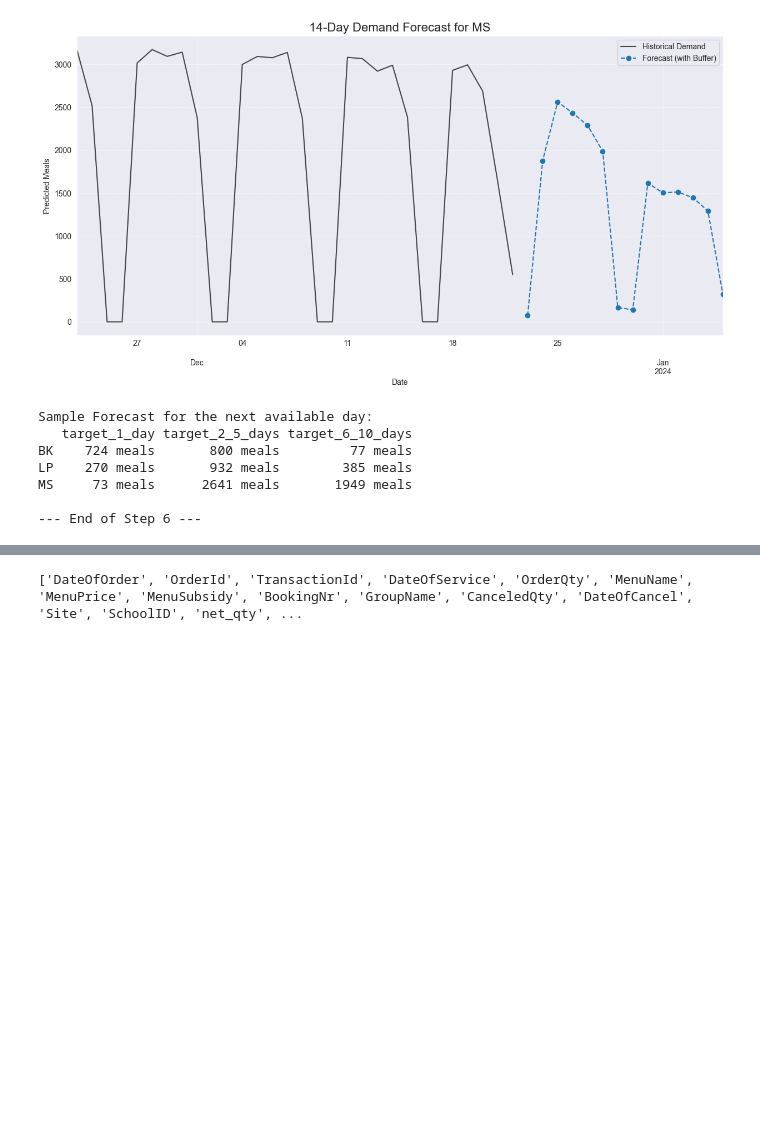
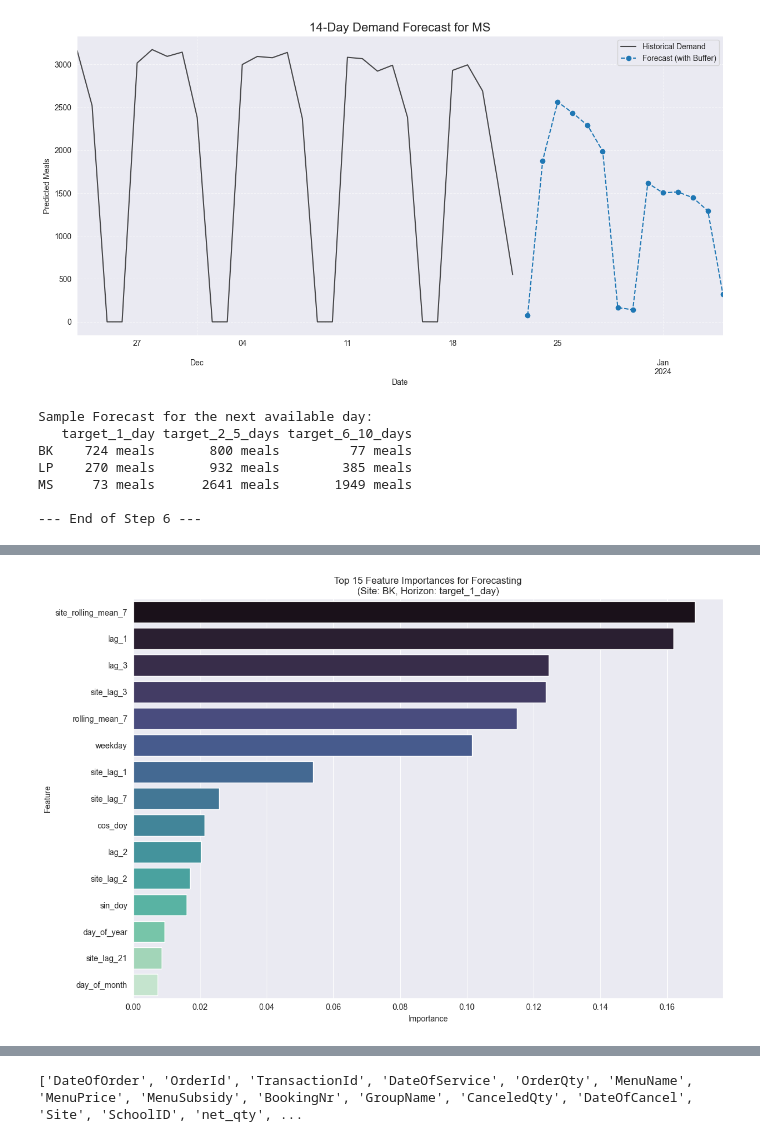
Before and after one commit to shayanxmoradi/Stattkueche, a Jupyter notebook: randomforest.ipynb, the cells around one changed output, grey strips where cells are left out. Drawn from its saved outputs; the diff is of its cells as text; code cells hidden in the pictures; blank space fills up the shorter version.

```diff
--- a/randomforest.ipynb
+++ b/randomforest.ipynb
@@ -569,0 +593,85 @@ for site in future_predictions:
+# %%
+
+# --- 7. IN-DEPTH ANALYSIS AND VISUALIZATION (SITE-SPECIFIC) ---
+print("\n--- Step 7: In-Depth Analysis and Visualization (Site-Specific) ---")
+# This updated section provides deeper insights broken down by each kitchen site.
+
+# 7.1. Model Performance Summary Table
+print("\n--- 7.1. Model Performance Summary ---")
+performance_pivot = results_df.pivot(index='Site', columns='Horizon', values='Avg_Asymmetric_Loss')
+print("Average Asymmetric Loss by Site and Horizon:")
+display(performance_pivot.style.background_gradient(cmap='Reds', axis=None).format("{:.2f}"))
+
+# 7.2. Site-Specific Analysis Loop
+for site in sites:
+    print(f"\n{'='*25} ANALYSIS FOR SITE: {site} {'='*25}")
+
+    # --- Feature Importance Visualization ---
+    print(f"\n--- 7.2.1. Feature Importance for {site} ---")
+    # Visualize feature importances for the 1-day horizon model for the current site
+    sample_horizon = 'target_1_day'
+    model_to_inspect = models[site][sample_horizon]['model']
+    features_to_inspect = models[site][sample_horizon]['features']
+
+    feature_importances_forecast = pd.DataFrame({
+        'feature': features_to_inspect,
+        'importance': model_to_inspect.feature_importances_
+    }).sort_values('importance', ascending=False)
+
+    plt.figure(figsize=(12, 8))
+    sns.barplot(x='importance', y='feature', data=feature_importances_forecast.head(15), palette='mako')
+    plt.title(f'Top 15 Feature Importances for Forecasting\n(Site: {site}, Horizon: {sample_horizon})')
+    plt.xlabel('Importance')
+    plt.ylabel('Feature')
+    plt.tight_layout()
+    plt.show()
+
+    # --- Prediction vs. Actuals Plot ---
+    print(f"\n--- 7.2.2. Prediction vs. Actuals Plot for {site} ---")
+    print(f"Visualizing performance on the last cross-validation fold for the 1-day horizon.")
+    test_data = all_test_sets[site][sample_horizon]
+    y_test = test_data['y_test']
+    y_pred = test_data['y_pred']
+
+    plt.figure(figsize=(15, 7))
+    plt.plot(y_test.index, y_test, label='Actual Values', color='dodgerblue', alpha=0.8, marker='o', markersize=5, linestyle='-')
+    plt.plot(y_test.index, y_pred, label='Predicted Values', color='red', linestyle='--')
+    plt.title(f'Forecast vs. Actuals for {site} (1-Day Horizon)')
+    plt.xlabel('Date')
+    plt.ylabel('Net Meal Quantity')
+    plt.legend()
+    plt.grid(True, linestyle='--', alpha=0.6)
+    plt.show()
+
+    # --- Error Analysis ---
+    print(f"\n--- 7.2.3. Error Analysis for {site} ---")
+    errors = y_test - y_pred
+
+    # Plot 1: Error Distribution
+    plt.figure(figsize=(10, 6))
+    sns.histplot(errors, kde=True, bins=30)
+    plt.axvline(x=0, color='red', linestyle='--', label='Zero Error (Perfect Prediction)')
+    under_pred_pct = (errors > 0).mean() * 100
+    over_pred_pct = (errors < 0).mean() * 100
+    plt.title(f'Distribution of Prediction Errors for {site}\n(Under-predictions: {under_pred_pct:.1f}%, Over-predictions: {over_pred_pct:.1f}%)')
+    plt.xlabel('Error (Actual - Predicted)')
+    plt.ylabel('Frequency')
+    plt.legend()
+    plt.show()
+
+    # Plot 2: Scatter Plot of Actual vs. Predicted
+    plt.figure(figsize=(8, 8))
+    max_val = max(y_test.max(), y_pred.max()) * 1.05
+    plt.plot([0, max_val], [0, max_val], 'r--', label='Perfect Prediction')
+    plt.scatter(y_test, y_pred, alpha=0.6, edgecolors='k')
+    plt.title(f'Actual vs. Predicted Values for {site}')
+    plt.xlabel('Actual Meal Quantity')
+    plt.ylabel('Predicted Meal Quantity')
+    plt.xlim(0, max_val)
+    plt.ylim(0, max_val)
+    plt.grid(True)
+    plt.legend()
+    plt.show()
+
+print("\n--- End of Analysis ---")
+# %% [output]
@@ -569,0 +693 @@ for site in future_predictions:
+[figure, added]
```
Also changed, not shown: parts of 4 cells of this notebook, 1 other file.
